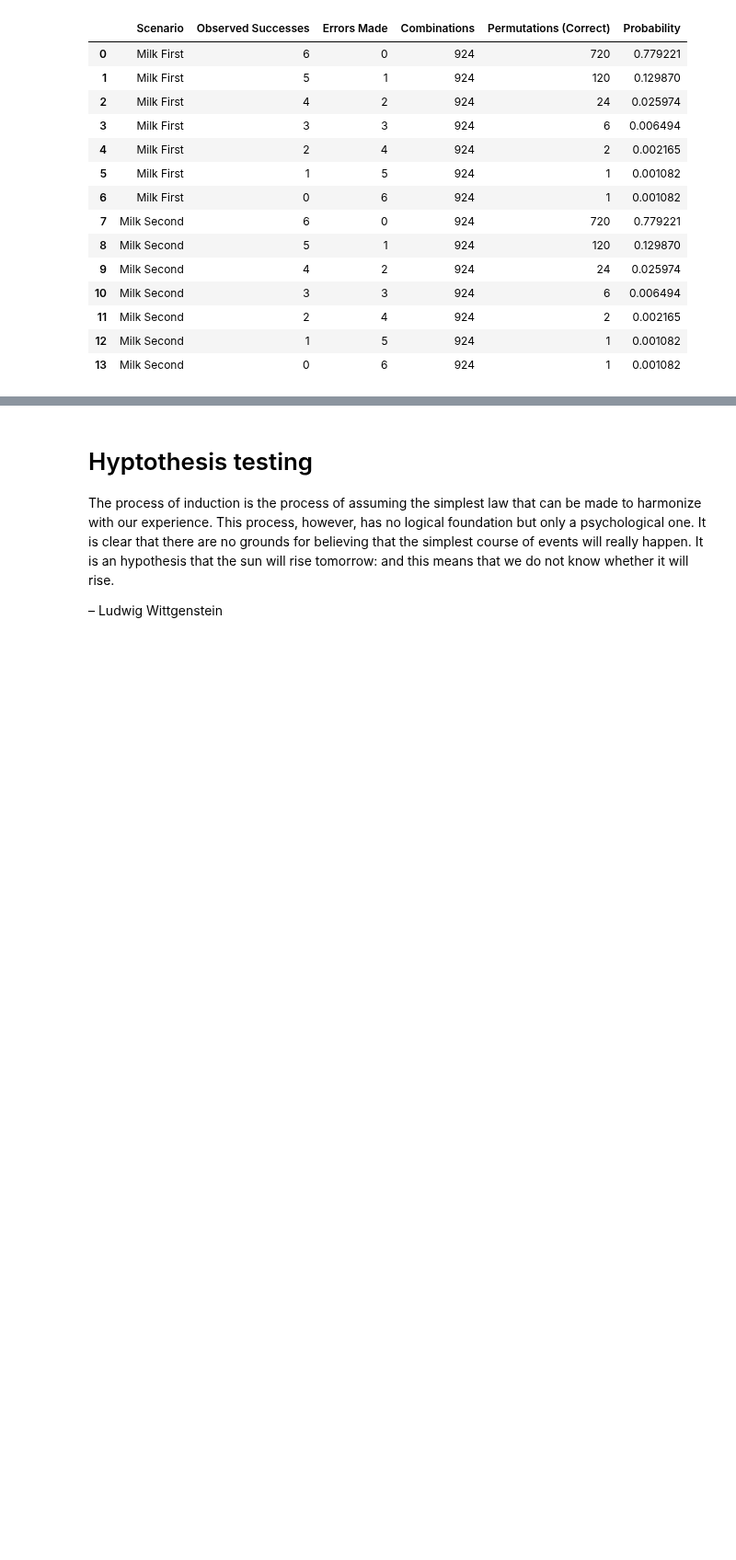
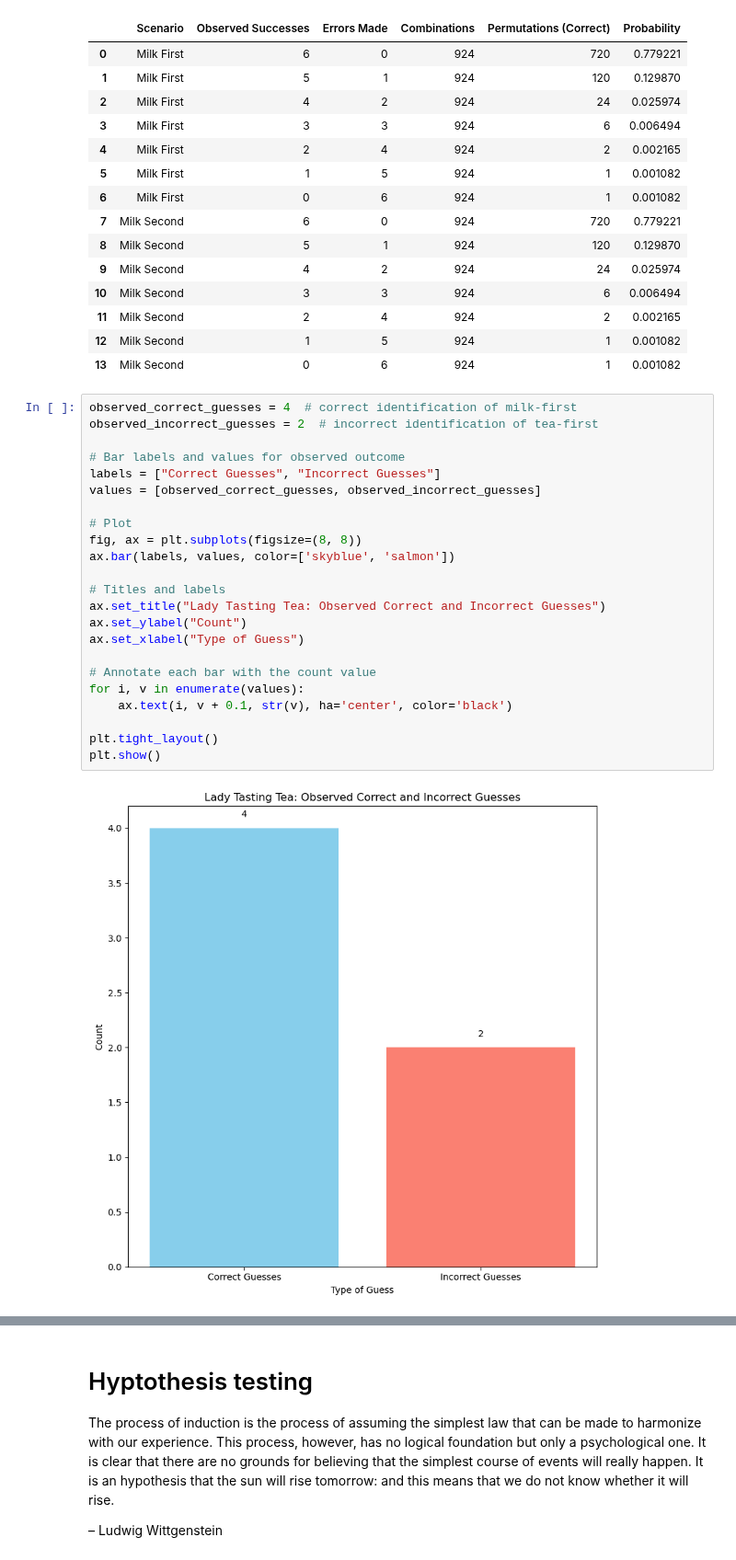
Before and after one commit to keithmmc/appliedstats, a Jupyter notebook: tasks.ipynb, the cells around one changed output, grey strips where cells are left out. Shown at 92% size. Saved outputs shown, nothing was run; the diff lists cells and outputs as text; blank space fills up the shorter version.

```diff
--- a/tasks.ipynb
+++ b/tasks.ipynb
@@ -77,3 +79,28 @@ df
 | 11 | Milk Second | 2 | 4 | 924 | 2 | 0.002165 |
 | 12 | Milk Second | 1 | 5 | 924 | 1 | 0.001082 |
 | 13 | Milk Second | 0 | 6 | 924 | 1 | 0.001082 |
+# %%
+observed_correct_guesses = 4  # correct identification of milk-first
+observed_incorrect_guesses = 2  # incorrect identification of tea-first
+
+# Bar labels and values for observed outcome
+labels = ["Correct Guesses", "Incorrect Guesses"]
+values = [observed_correct_guesses, observed_incorrect_guesses]
+
+# Plot
+fig, ax = plt.subplots(figsize=(8, 8))
+ax.bar(labels, values, color=['skyblue', 'salmon'])
+
+# Titles and labels
+ax.set_title("Lady Tasting Tea: Observed Correct and Incorrect Guesses")
+ax.set_ylabel("Count")
+ax.set_xlabel("Type of Guess")
+
+# Annotate each bar with the count value
+for i, v in enumerate(values):
+    ax.text(i, v + 0.1, str(v), ha='center', color='black')
+
+plt.tight_layout()
+plt.show()
+# %% [output]
+[figure, added]
```
Also changed, not shown: parts of 17 cells of this notebook.
